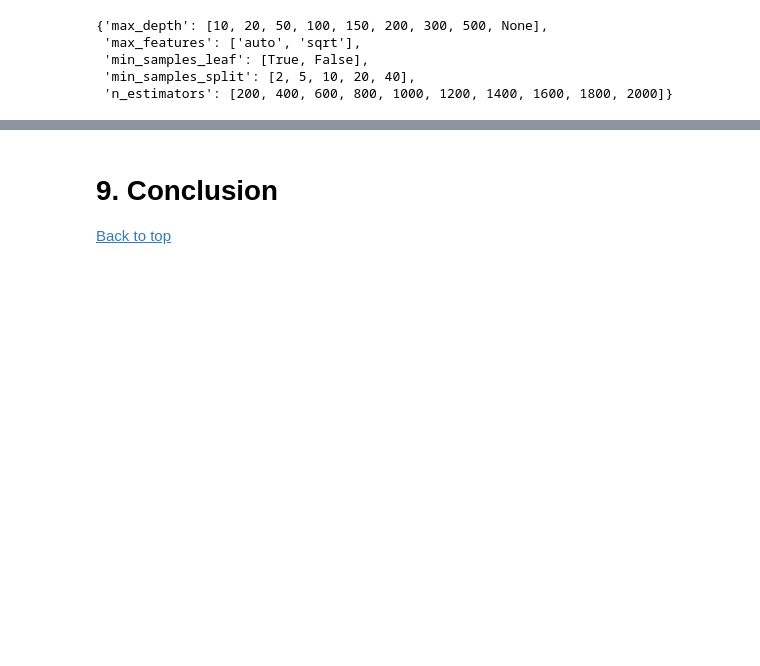
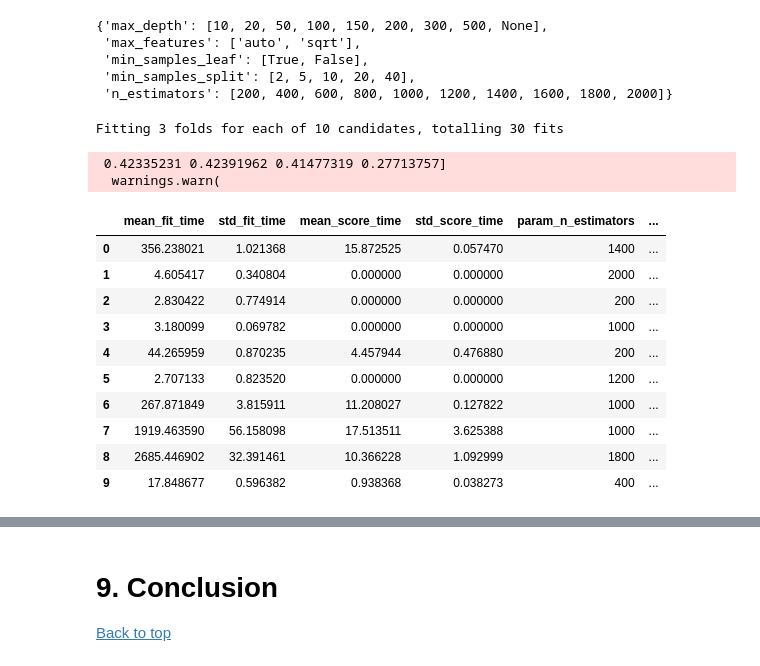
Before and after one commit to Au-Jonathan/New-York-Taxi-Analysis, a Jupyter notebook: NY_Taxi_Full.ipynb, the cells around one changed output, grey strips where cells are left out. Drawn from its saved outputs; the diff is of its cells as text; code cells hidden in the pictures; blank space fills up the shorter version.

```diff
--- a/NY_Taxi_Full.ipynb
+++ b/NY_Taxi_Full.ipynb
@@ -1385,3 +1385,34 @@ pp.pprint(random_grid)
  'min_samples_leaf': [True, False],
  'min_samples_split': [2, 5, 10, 20, 40],
  'n_estimators': [200, 400, 600, 800, 1000, 1200, 1400, 1600, 1800, 2000]}
+# %%
+from sklearn.model_selection import RandomizedSearchCV
+
+# Use the random_grid to search for the best hyperparameters
+# First create the base model to tune
+rf = RandomForestRegressor()
+# Random Search of parameters, using 3 fold cross validation
+# Search across 100 different combinations, and use all available cores
+rf_random=RandomizedSearchCV(estimator = rf, param_distributions = random_grid, n_iter=10, cv=3, verbose=2, random_state=42, n_jobs=-1)
+# Fit the random search model
+rf_random.fit(X_train,y_train)
+
+performances = pd.DataFrame.from_dict(rf_random.cv_results_)
+# %% [output]
+Fitting 3 folds for each of 10 candidates, totalling 30 fits
+ 0.42335231 0.42391962 0.41477319 0.27713757]
+  warnings.warn(
+# %%
+performances
+# %% [output]
+|  | mean_fit_time | std_fit_time | mean_score_time | std_score_time | param_n_estimators | ... |
+| 0 | 356.238021 | 1.021368 | 15.872525 | 0.057470 | 1400 | ... |
+| 1 | 4.605417 | 0.340804 | 0.000000 | 0.000000 | 2000 | ... |
+| 2 | 2.830422 | 0.774914 | 0.000000 | 0.000000 | 200 | ... |
+| 3 | 3.180099 | 0.069782 | 0.000000 | 0.000000 | 1000 | ... |
+| 4 | 44.265959 | 0.870235 | 4.457944 | 0.476880 | 200 | ... |
+| 5 | 2.707133 | 0.823520 | 0.000000 | 0.000000 | 1200 | ... |
+| 6 | 267.871849 | 3.815911 | 11.208027 | 0.127822 | 1000 | ... |
+| 7 | 1919.463590 | 56.158098 | 17.513511 | 3.625388 | 1000 | ... |
+| 8 | 2685.446902 | 32.391461 | 10.366228 | 1.092999 | 1800 | ... |
+| 9 | 17.848677 | 0.596382 | 0.938368 | 0.038273 | 400 | ... |
```
Also changed, not shown: parts of 15 cells of this notebook, 1 other file.
